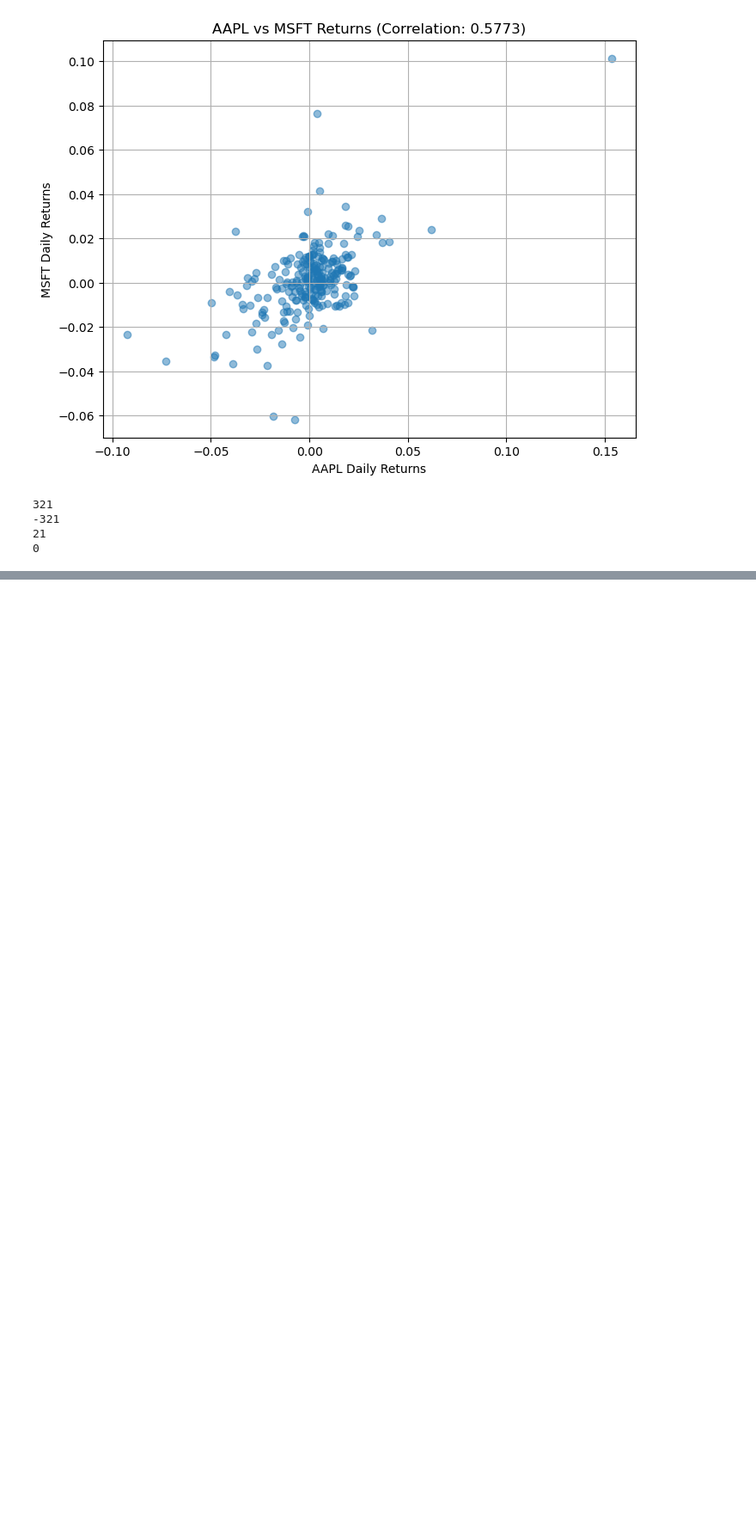
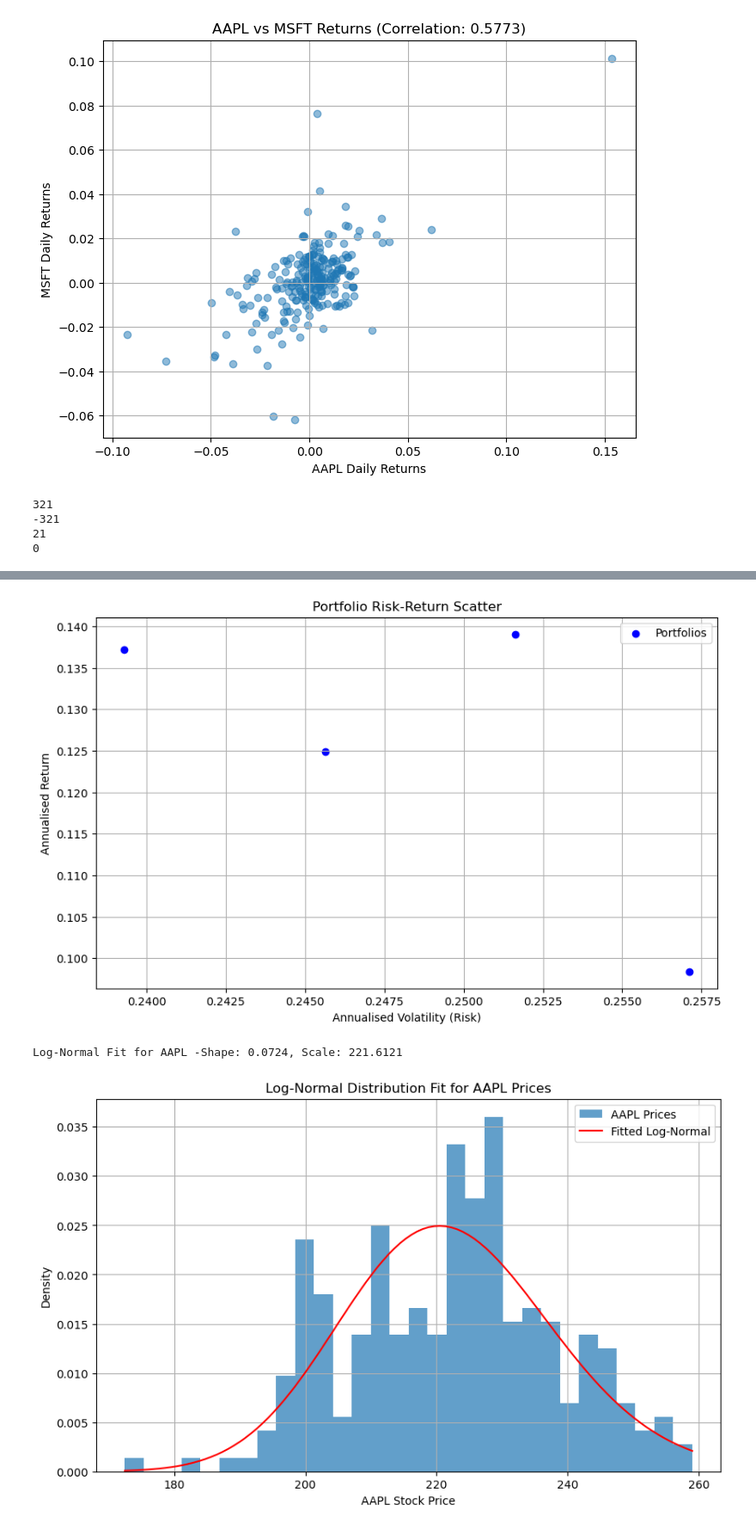
Before and after one commit to mhezie/Quant-Portfolio, a Jupyter notebook: Quant-Portfolio.ipynb, the cells around one changed output, grey strips where cells are left out. Shown at 86% size. Drawn from its saved outputs; the diff is of its cells as text; code cells hidden in the pictures; blank space fills up the shorter version.

Commit message:
Day 5: Sharpe ratios, log-normal fit for AAPL, LeetCode Add Two Numbers

```diff
--- a/Quant-Portfolio.ipynb
+++ b/Quant-Portfolio.ipynb
@@ -330,0 +341,73 @@ print(reverse(1534235779)) # 0
+# %%
+import yfinance as yf
+import pandas as pd
+import numpy as np
+from scipy.stats import lognorm
+import matplotlib.pyplot as plt
+
+# Download data for AAPL, MSFT, GOOGL (1 year, daily)
+tickers = ['AAPL', 'MSFT', 'GOOGL']
+data = yf.download(tickers, start='2024-07-24', end='2025-07-24', progress=False, auto_adjust=False)['Close']
+returns = data.pct_change().dropna()
+
+# Portfolio stats functions
+def portfolio_returns(weights, returns, annualise=True):
+    ret = np.sum(returns.mean() * weights)
+    return ret * 252 if annualise else ret
+def portfolio_volatility(weights, returns, cov_matrix, annualise=True):
+    weights = np.array(weights) # Convert list to NumPy array
+    vol = np.sqrt(np.dot(weights.T, np.dot(cov_matrix * (252 if annualise else 1), weights)))
+    return vol
+def sharpe_ratio(weights, returns, cov_matrix, risk_free_rate=0.03):
+    weights = np.array(weights) # Convert list to NumPy array
+    ret = portfolio_returns(weights, returns)
+    vol = portfolio_volatility(weights, returns, cov_matrix)
+    return (ret - risk_free_rate) / vol
+
+# Covariance matrix
+cov_matrix = returns.cov()
+
+# Evaluate multiple portfolio weightings
+weight_combinations = [
+    [1/3, 1/3, 1/3], # Equal weights
+    [0.5, 0.3, 0.2], # AAPL-heavy
+    [0.2, 0.5, 0.3], # MSFT-heavy
+    [0.3, 0.2, 0.5] # GOOGL -heavy
+]
+print("Portfolio Metrics:")
+for weights in weight_combinations:
+    ret = portfolio_returns(weights, returns)
+    vol = portfolio_volatility(weights, returns, cov_matrix)
+    sharpe = sharpe_ratio(weights, returns, cov_matrix)
+    print(f"Weights (AAPL, MSFT, GOOGL): {weights[0]:.2f}, {weights[1]:.2f}, {weights[2]:.2f}")
+    print(f"Annualised Return: {ret:.4f}, Volatility: {vol:.4f}, Sharpe Ratio: {sharpe:.4f}")
+
+# Scatter plot of portfolios
+returns_vals = [portfolio_returns(w, returns) for w in weight_combinations]
+volatilities = [portfolio_volatility(w, returns, cov_matrix) for w in weight_combinations]
+plt.figure(figsize=(10, 6))
+plt.scatter(volatilities, returns_vals, c='b', marker='o', label="Portfolios")
+plt.xlabel("Annualised Volatility (Risk)")
+plt.ylabel("Annualised Return")
+plt.title("Portfolio Risk-Return Scatter")
+plt.legend()
+plt.grid(True)
+plt.show()
+
+# Fit log_normal distribution to AAPL prices
+aapl_prices = data['AAPL'].dropna()
+shape, loc, scale = lognorm.fit(aapl_prices, floc=0) # Fit log_normal, fix location=0
+print(f"Log-Normal Fit for AAPL -Shape: {shape:.4f}, Scale: {scale:.4f}")
+
+# Plot histogram with fitted log-normal
+plt.figure(figsize=(10, 6))
+plt.hist(aapl_prices, bins=30, density=True, alpha=0.7, label="AAPL Prices")
+x = np.linspace(min(aapl_prices), max(aapl_prices), 100)
+plt.plot(x, lognorm.pdf(x, shape, loc, scale), 'r-', label="Fitted Log-Normal")
+plt.xlabel("AAPL Stock Price")
+plt.ylabel("Density")
+plt.title("Log-Normal Distribution Fit for AAPL Prices")
+plt.legend()
+plt.grid(True)
+plt.show()
+# %% [output]
@@ -330,0 +423,3 @@ print(reverse(1534235779)) # 0
+[figure, added]
+Log-Normal Fit for AAPL -Shape: 0.0724, Scale: 221.6121
+[figure, added]
```
Also changed, not shown: parts of 8 cells of this notebook.
